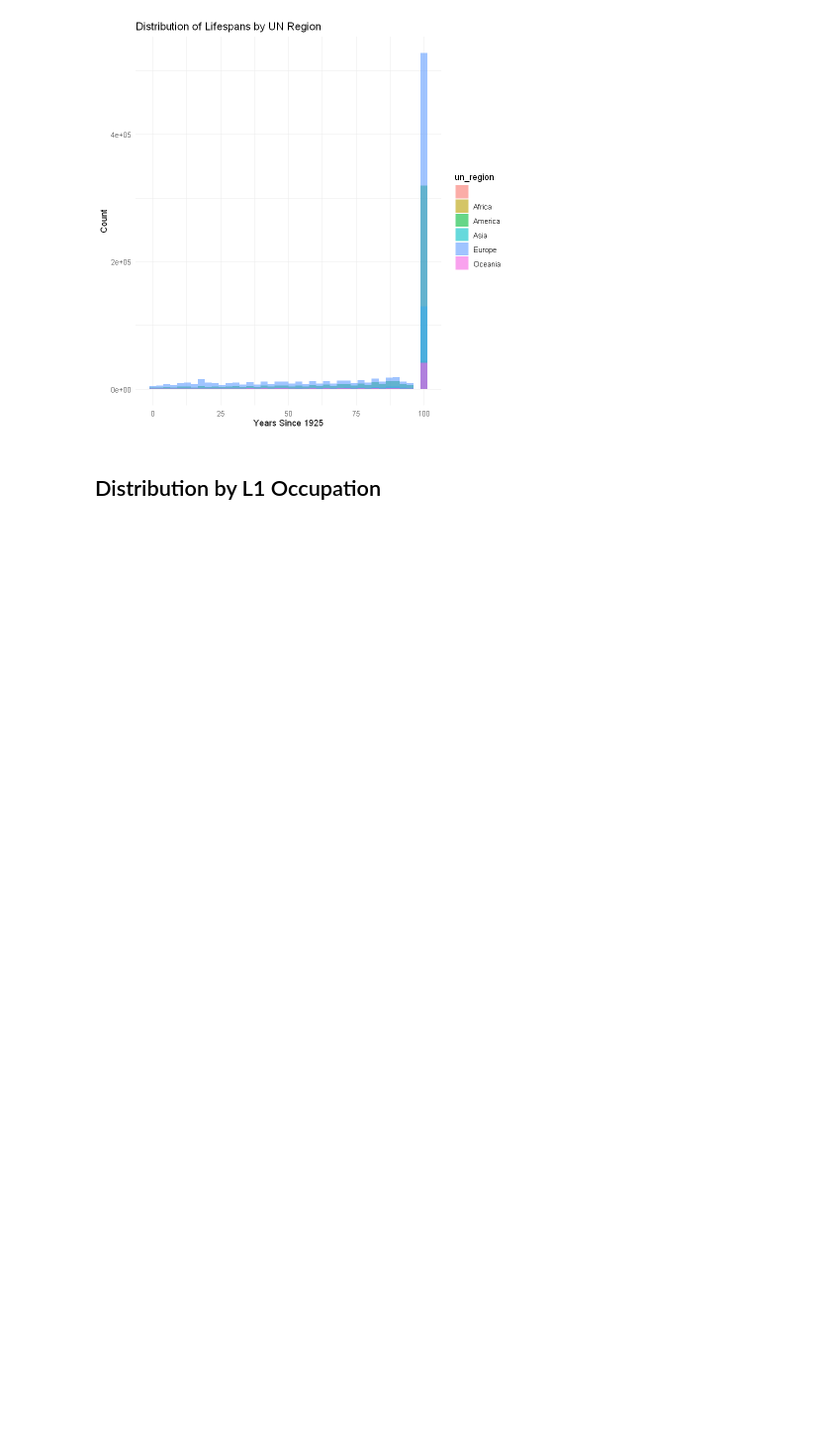
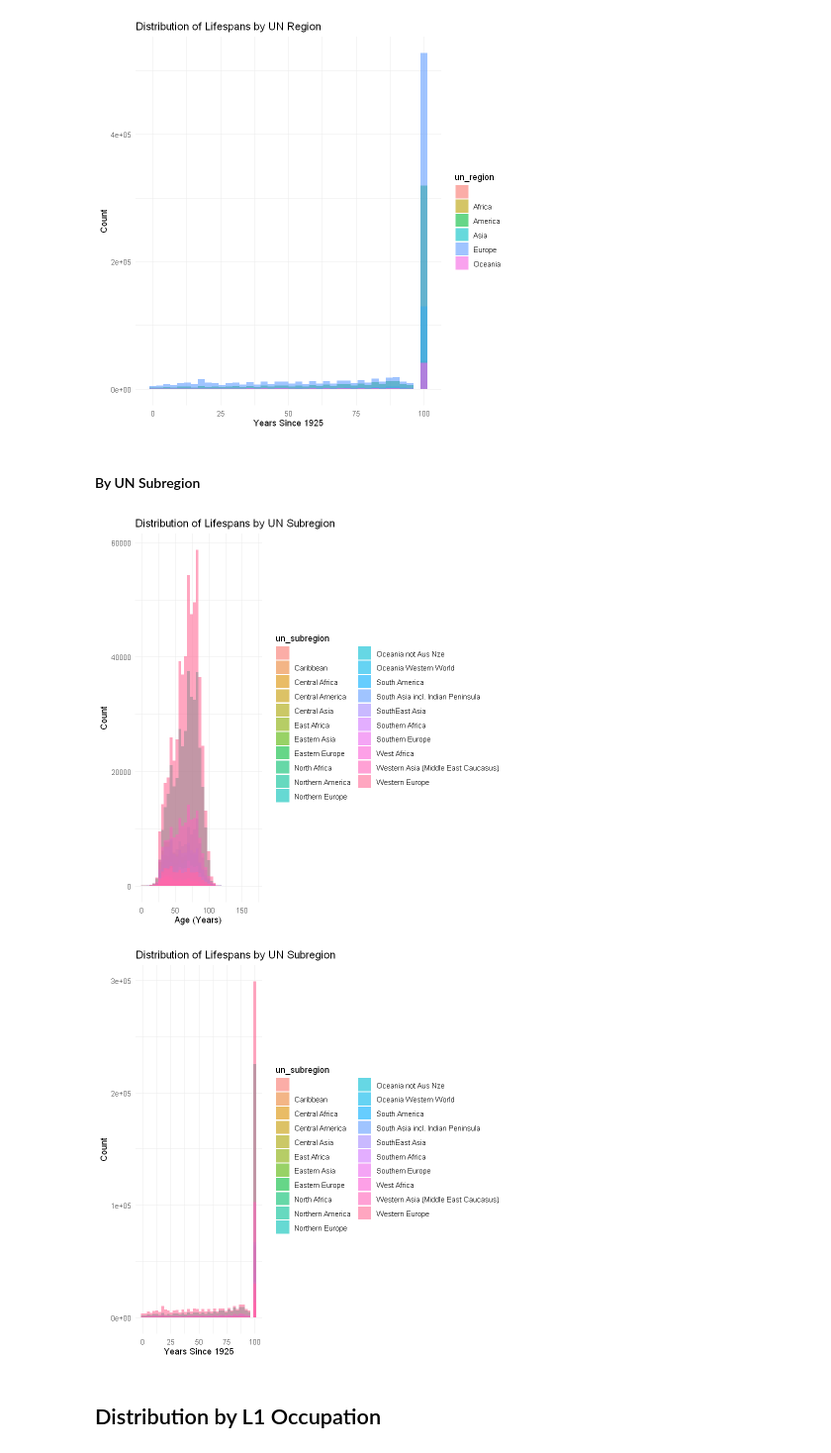
Before and after one commit to jacknuge28/504_survival_analysis, a Jupyter notebook: jack_eda.ipynb, the cells around one changed output. Shown: that part at 99% size. Saved outputs shown, nothing was run; the diff lists cells and outputs as text; code cells hidden in the pictures; blank space fills up the shorter version.

Commit message:
Add subregion plots, density heatmaps (non-informative)

```diff
--- a/jack_eda.ipynb
+++ b/jack_eda.ipynb
@@ -171,6 +171,23 @@ bhht_clean %>%
 # %% [output]
 [figure]
 [figure]
+# %% [markdown]
+#### By UN Subregion
+# %%
+bhht_clean %>%
+  ggplot(aes(x = survival_time_age, fill = un_subregion)) +
+  geom_histogram(bins = 40, position = "identity", alpha = 0.6) +
+  labs(title = "Distribution of Lifespans by UN Subregion", x = "Age (Years)", y = "Count") +
+  theme_minimal()
+
+bhht_clean %>%
+  ggplot(aes(x = survival_time_year, fill = un_subregion)) +
+  geom_histogram(bins = 40, position = "identity", alpha = 0.6) +
+  labs(title = "Distribution of Lifespans by UN Subregion", x = "Years Since 1925", y = "Count") +
+  theme_minimal()
+# %% [output]
+[figure, added]
+[figure, added]
 # %% [markdown]
 ## Distribution by L1 Occupation
 # %%
```
Also changed, not shown: parts of 4 cells of this notebook, 10 other files.
